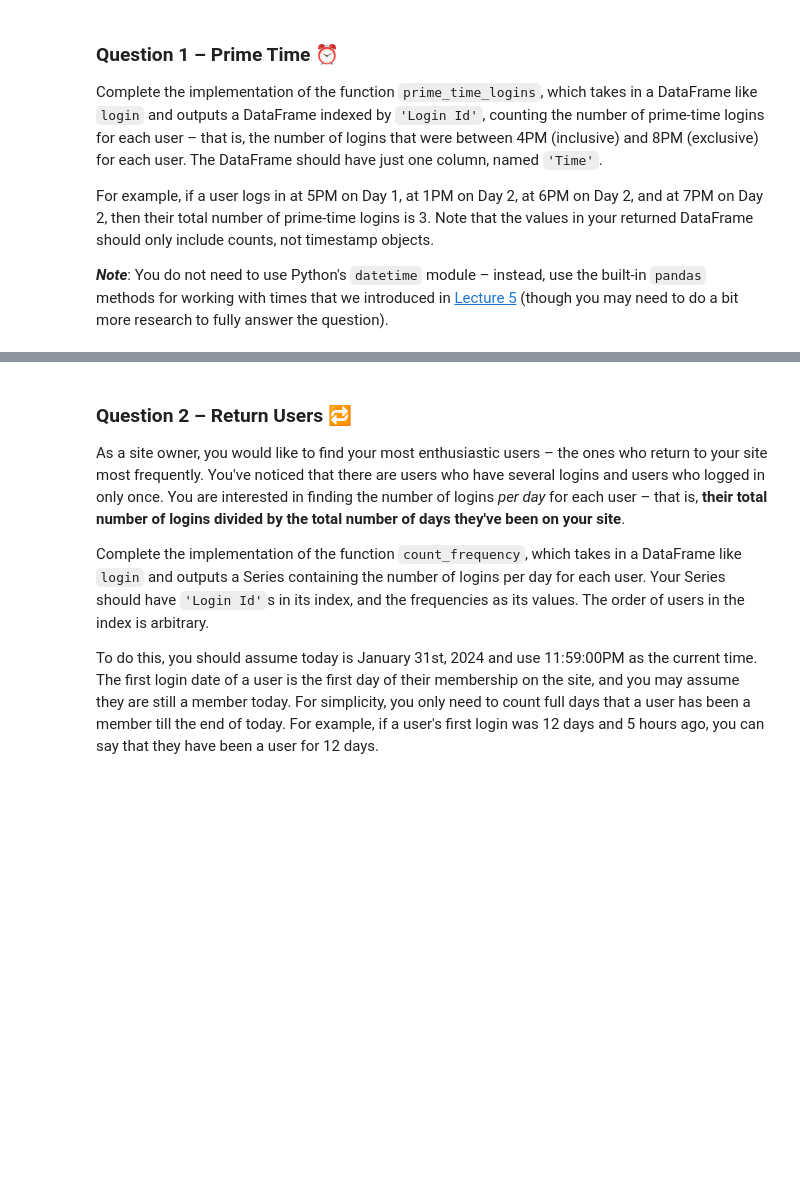
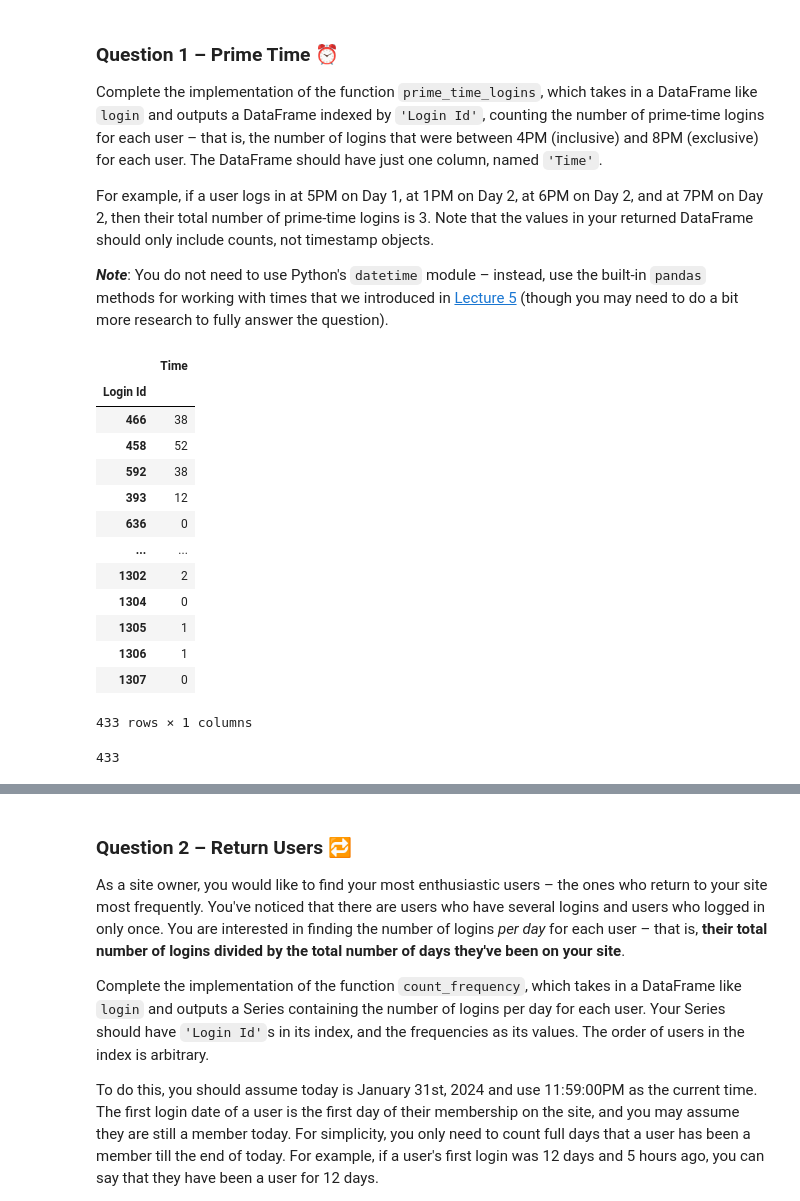
Before and after one commit to norahkerendian/dsc80-2024-fa, a Jupyter notebook: labs/lab04/lab.ipynb, the cells around one changed output, grey strips where cells are left out. Saved outputs shown, nothing was run; the diff lists cells and outputs as text; code cells hidden in the pictures; blank space fills up the shorter version.

```diff
--- a/labs/lab04/lab.ipynb
+++ b/labs/lab04/lab.ipynb
@@ -59,6 +59,35 @@ Complete the implementation of the function `prime_time_logins`, which takes in
 For example, if a user logs in at 5PM on Day 1, at 1PM on Day 2, at 6PM on Day 2, and at 7PM on Day 2, then their total number of prime-time logins is 3. Note that the values in your returned DataFrame should only include counts, not timestamp objects.
 
 ***Note***: You do not need to use Python's `datetime` module – instead, use the built-in `pandas` methods for working with times that we introduced in [Lecture 5](https://dsc80.com/resources/lectures/lec05/lec05.html#Creating-timestamps) (though you may need to do a bit more research to fully answer the question).
+# %%
+fp = Path('data') / 'login_table.csv'
+login = pd.read_csv(fp)
+
+login_copy = login.copy()
+login_copy['Time'] = pd.to_datetime(login_copy['Time'])
+result = login_copy[(login_copy['Time'].dt.hour >= 16) & (login_copy['Time'].dt.hour < 20)].groupby('Login Id').count()
+all_users = login['Login Id'].unique()
+result = result.reindex(all_users, fill_value=0)
+result
+# %% [output]
+|  | Time |
+| Login Id |  |
+| 466 | 38 |
+| 458 | 52 |
+| 592 | 38 |
+| 393 | 12 |
+| 636 | 0 |
+| ... | ... |
+| 1302 | 2 |
+| 1304 | 0 |
+| 1305 | 1 |
+| 1306 | 1 |
+| 1307 | 0 |
+433 rows × 1 columns
+# %%
+login['Login Id'].nunique()
+# %% [output]
+433
 # %%
 # don't change this cell -- it is needed for the tests to work
 fp = Path('data') / 'login_table.csv'
```
Also changed, not shown: parts of 35 cells of this notebook, 14 other files.
